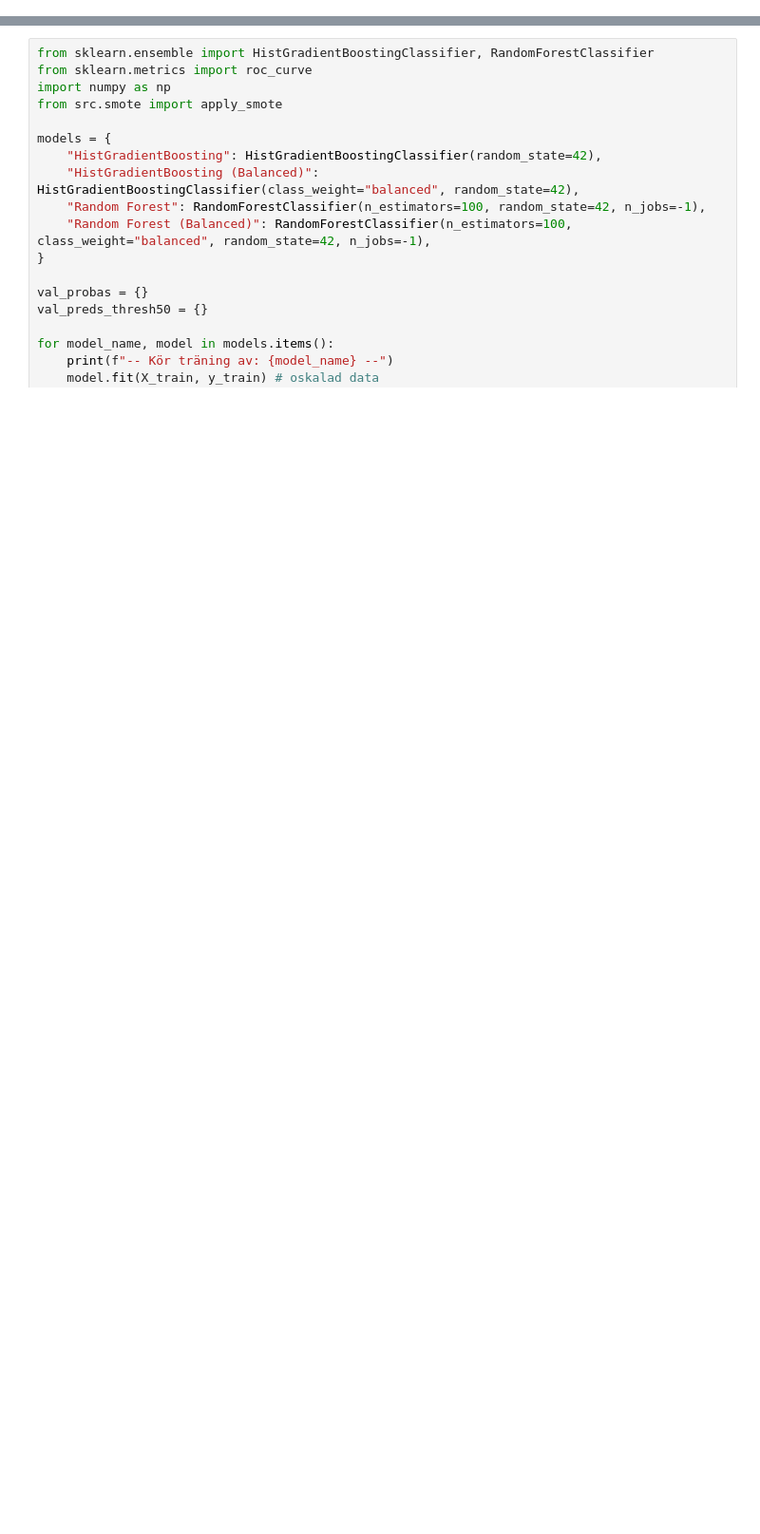
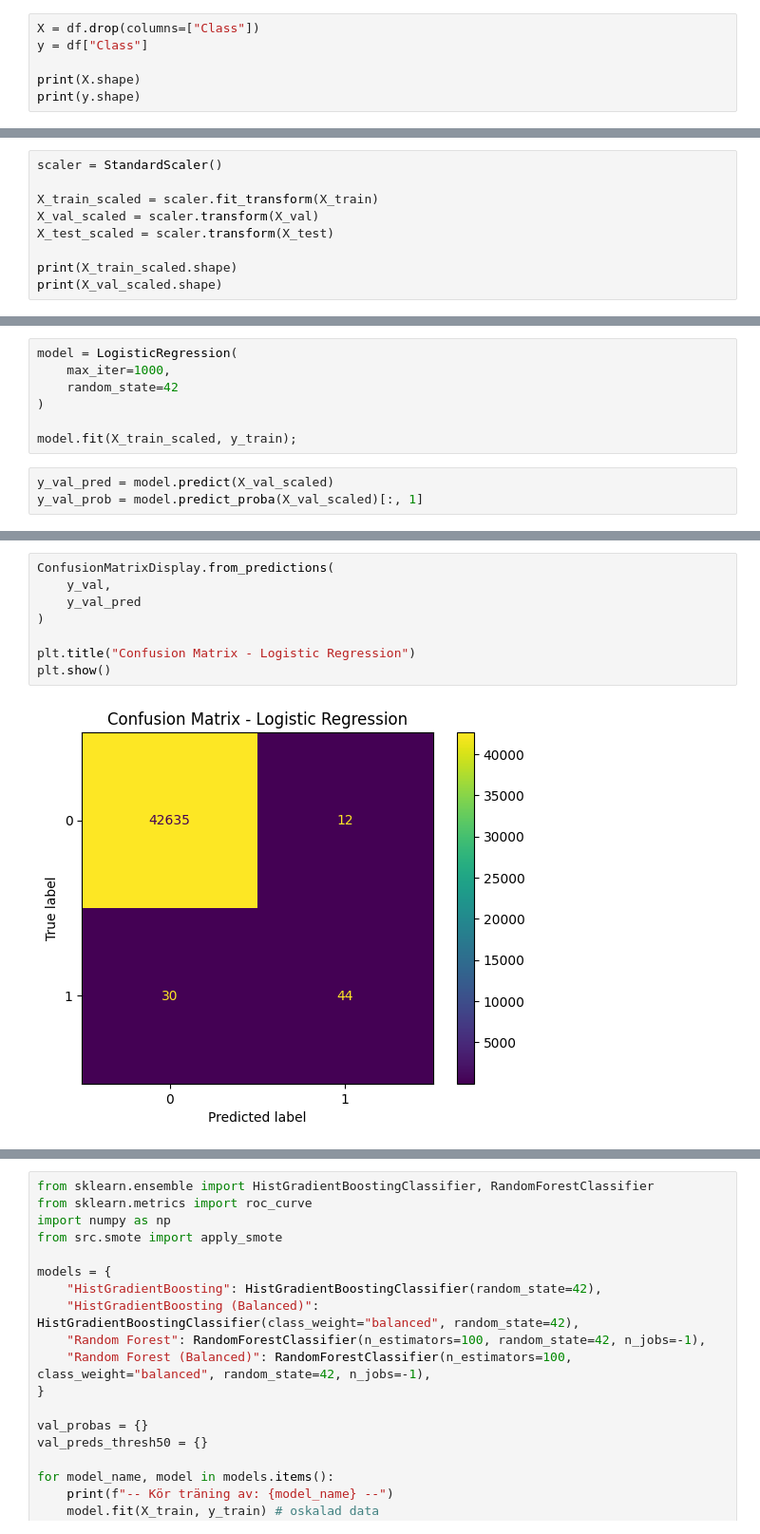
Before and after one commit to JazdanDS/CreditCardFraud-MMBHJ, a Jupyter notebook: notebooks/flermodeller.ipynb, the cells around one changed output, grey strips where cells are left out. Shown at 95% size. Drawn from its saved outputs; the diff is of its cells as text; blank space fills up the shorter version.

```diff
--- a/notebooks/flermodeller.ipynb
+++ b/notebooks/flermodeller.ipynb
@@ -0,0 +55,6 @@
+# %%
+X = df.drop(columns=["Class"])
+y = df["Class"]
+
+print(X.shape)
+print(y.shape)
@@ -0,0 +86,9 @@
+# %%
+scaler = StandardScaler()
+
+X_train_scaled = scaler.fit_transform(X_train)
+X_val_scaled = scaler.transform(X_val)
+X_test_scaled = scaler.transform(X_test)
+
+print(X_train_scaled.shape)
+print(X_val_scaled.shape)
@@ -0,0 +98,10 @@
+# %%
+model = LogisticRegression(
+    max_iter=1000,
+    random_state=42
+)
+
+model.fit(X_train_scaled, y_train);
+# %%
+y_val_pred = model.predict(X_val_scaled)
+y_val_prob = model.predict_proba(X_val_scaled)[:, 1]
@@ -0,0 +123,10 @@
+# %%
+ConfusionMatrixDisplay.from_predictions(
+    y_val,
+    y_val_pred
+)
+
+plt.title("Confusion Matrix - Logistic Regression")
+plt.show()
+# %% [output]
+[figure, added]
```
Also changed, not shown: parts of 11 cells of this notebook, 1 other file.
